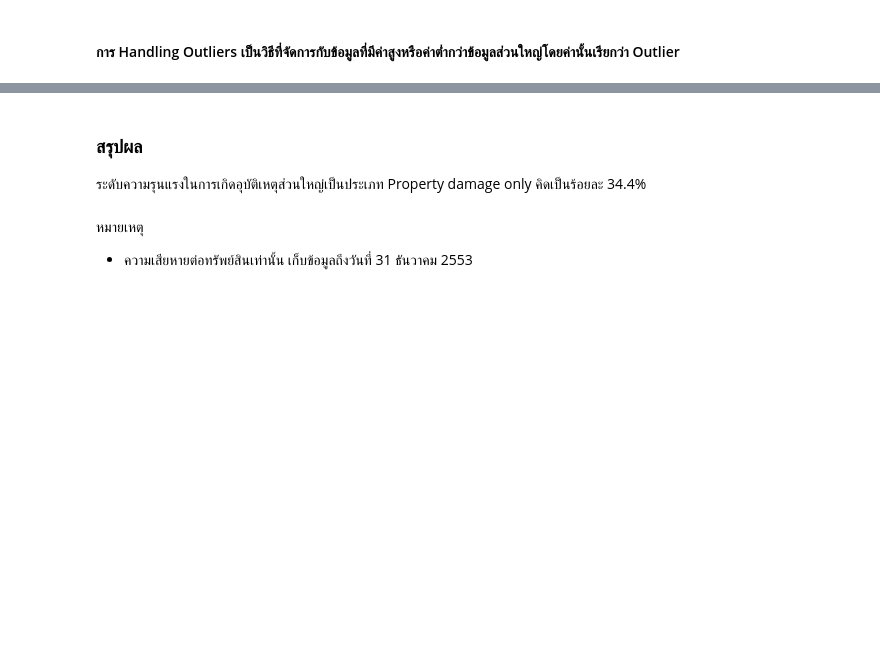
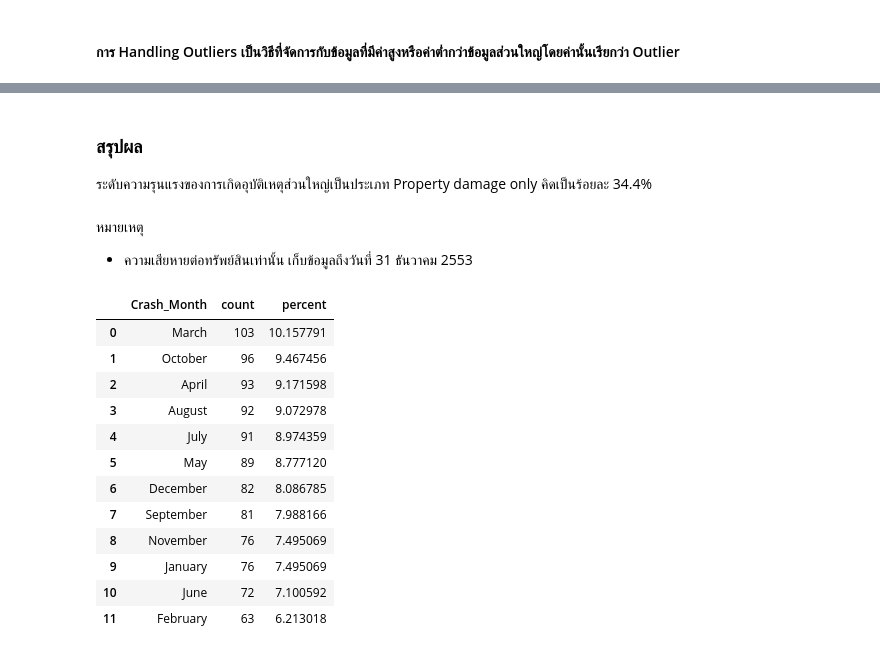
Before and after one commit to sarocha19/Assignment, a Jupyter notebook: assingment.ipynb, the cells around one changed output, grey strips where cells are left out. Saved outputs shown, nothing was run; the diff lists cells and outputs as text; code cells hidden in the pictures; blank space fills up the shorter version.

```diff
--- a/assingment.ipynb
+++ b/assingment.ipynb
@@ -180,7 +239,7 @@ fig = go.Figure(data = [trace], layout = layout)
 fig.show(renderer='svg')
 # %% [markdown]
 ### สรุปผล
-ระดับความรุนแรงในการเกิดอุบัติเหตุส่วนใหญ่เป็นประเภท Property damage only คิดเป็นร้อยละ 34.4%
+ระดับความรุนแรงของการเกิดอุบัติเหตุส่วนใหญ่เป็นประเภท Property damage only คิดเป็นร้อยละ 34.4%
 # %%
 d1 = roaddata[roaddata["Crash_Severity"] == "Property damage only"]
 d2 = roaddata[roaddata["Crash_Severity"] == "Medical treatment"]
@@ -224,3 +283,27 @@ fig.show(renderer='svg')
 # %% [markdown]
 หมายเหตุ
 - ความเสียหายต่อทรัพย์สินเท่านั้น เก็บข้อมูลถึงวันที่ 31 ธันวาคม 2553
+# %%
+roaddata_y = roaddata[(roaddata['Crash_Year'] == 2004)].reset_index(drop=True)
+d1 = roaddata_y[roaddata_y["Crash_Severity"] == "Property damage only"]
+
+col = "Crash_Month"
+
+vc1 = d1[col].value_counts().reset_index()
+vc1 = vc1.rename(columns = {col : "count", "index" : col})
+vc1['percent'] = vc1['count'].apply(lambda x : 100*x/sum(vc1['count']))
+vc1
+# %% [output]
+|  | Crash_Month | count | percent |
+| 0 | March | 103 | 10.157791 |
+| 1 | October | 96 | 9.467456 |
+| 2 | April | 93 | 9.171598 |
+| 3 | August | 92 | 9.072978 |
+| 4 | July | 91 | 8.974359 |
+| 5 | May | 89 | 8.777120 |
+| 6 | December | 82 | 8.086785 |
+| 7 | September | 81 | 7.988166 |
+| 8 | November | 76 | 7.495069 |
+| 9 | January | 76 | 7.495069 |
+| 10 | June | 72 | 7.100592 |
+| 11 | February | 63 | 6.213018 |
```
Also changed, not shown: parts of 22 cells of this notebook.
